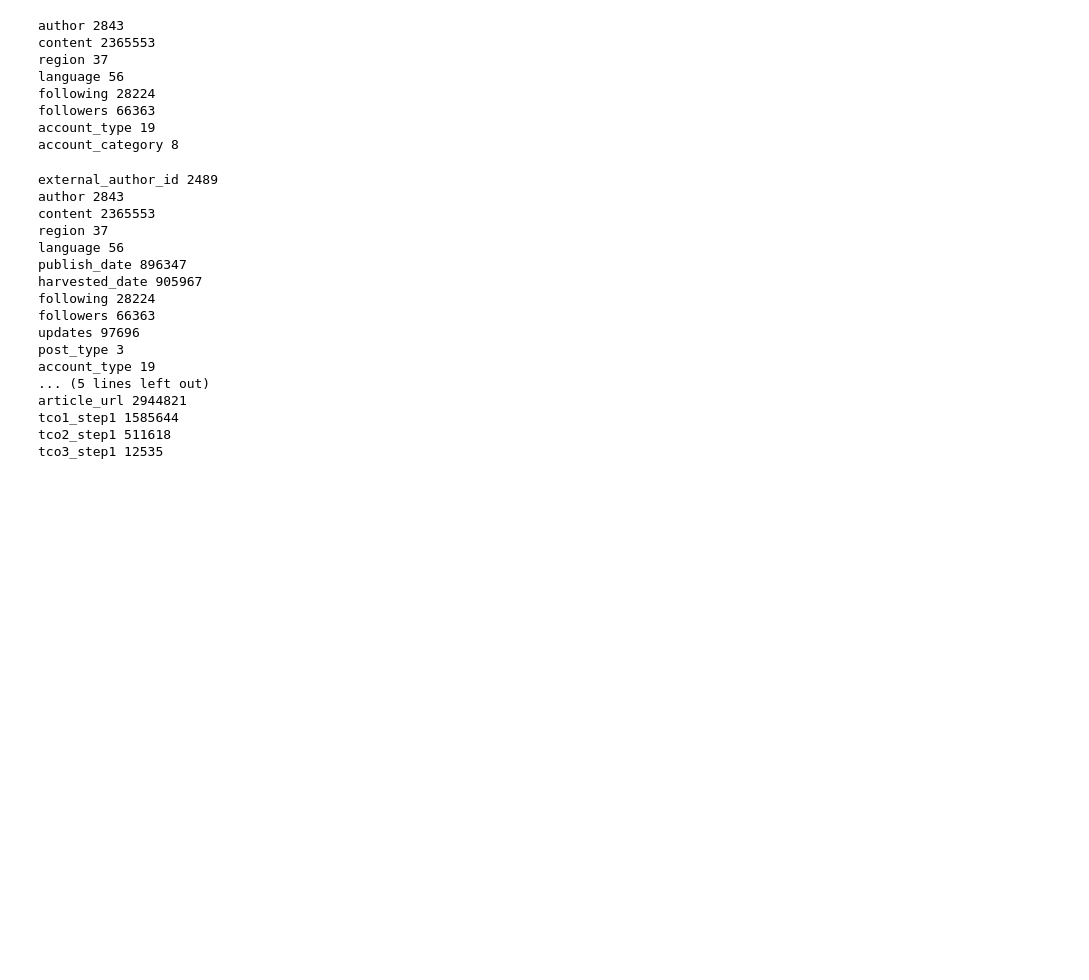
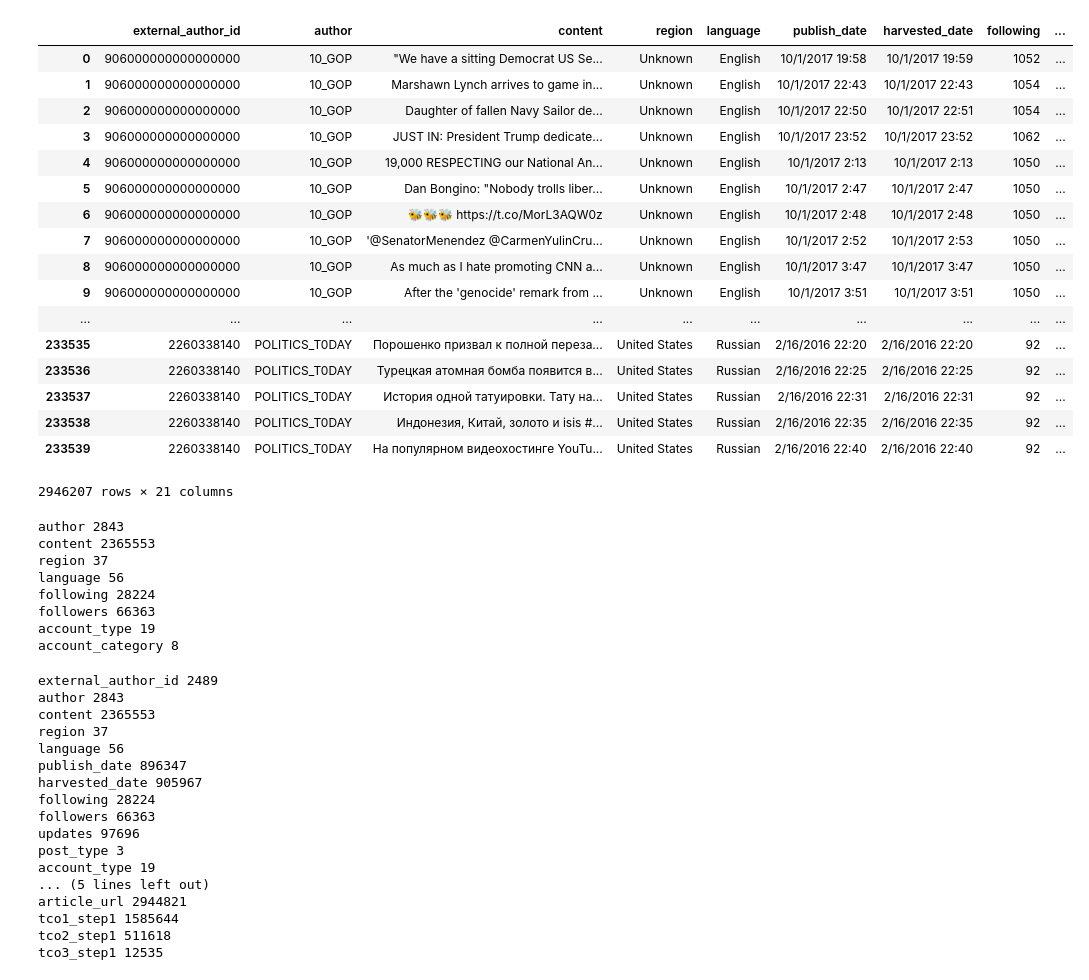
Before and after one commit to roop-pal/russian-troll-tweets-visualization, a Jupyter notebook: data/russian-troll-tweets-master/EDA.ipynb, the cells around one changed output. Drawn from its saved outputs; the diff is of its cells as text; code cells hidden in the pictures; blank space fills up the shorter version.

```diff
--- a/data/russian-troll-tweets-master/EDA.ipynb
+++ b/data/russian-troll-tweets-master/EDA.ipynb
@@ -19,3 +106,24 @@ frame = pd.concat(list_)
+# %%
+frame
+# %% [output]
+|  | external_author_id | author | content | region | language | publish_date | harvested_date | following | ... |
+| 0 | 906000000000000000 | 10_GOP | "We have a sitting Democrat US Se... | Unknown | English | 10/1/2017 19:58 | 10/1/2017 19:59 | 1052 | ... |
+| 1 | 906000000000000000 | 10_GOP | Marshawn Lynch arrives to game in... | Unknown | English | 10/1/2017 22:43 | 10/1/2017 22:43 | 1054 | ... |
+| 2 | 906000000000000000 | 10_GOP | Daughter of fallen Navy Sailor de... | Unknown | English | 10/1/2017 22:50 | 10/1/2017 22:51 | 1054 | ... |
+| 3 | 906000000000000000 | 10_GOP | JUST IN: President Trump dedicate... | Unknown | English | 10/1/2017 23:52 | 10/1/2017 23:52 | 1062 | ... |
+| 4 | 906000000000000000 | 10_GOP | 19,000 RESPECTING our National An... | Unknown | English | 10/1/2017 2:13 | 10/1/2017 2:13 | 1050 | ... |
+| 5 | 906000000000000000 | 10_GOP | Dan Bongino: "Nobody trolls liber... | Unknown | English | 10/1/2017 2:47 | 10/1/2017 2:47 | 1050 | ... |
+| 6 | 906000000000000000 | 10_GOP | 🐝🐝🐝 https://t.co/MorL3AQW0z | Unknown | English | 10/1/2017 2:48 | 10/1/2017 2:48 | 1050 | ... |
+| 7 | 906000000000000000 | 10_GOP | '@SenatorMenendez @CarmenYulinCru... | Unknown | English | 10/1/2017 2:52 | 10/1/2017 2:53 | 1050 | ... |
+| 8 | 906000000000000000 | 10_GOP | As much as I hate promoting CNN a... | Unknown | English | 10/1/2017 3:47 | 10/1/2017 3:47 | 1050 | ... |
+| 9 | 906000000000000000 | 10_GOP | After the 'genocide' remark from ... | Unknown | English | 10/1/2017 3:51 | 10/1/2017 3:51 | 1050 | ... |
+| ... | ... | ... | ... | ... | ... | ... | ... | ... | ... |
+| 233535 | 2260338140 | POLITICS_T0DAY | Порошенко призвал к полной переза... | United States | Russian | 2/16/2016 22:20 | 2/16/2016 22:20 | 92 | ... |
+| 233536 | 2260338140 | POLITICS_T0DAY | Турецкая атомная бомба появится в... | United States | Russian | 2/16/2016 22:25 | 2/16/2016 22:25 | 92 | ... |
+| 233537 | 2260338140 | POLITICS_T0DAY | История одной татуировки. Тату на... | United States | Russian | 2/16/2016 22:31 | 2/16/2016 22:31 | 92 | ... |
+| 233538 | 2260338140 | POLITICS_T0DAY | Индонезия, Китай, золото и isis #... | United States | Russian | 2/16/2016 22:35 | 2/16/2016 22:35 | 92 | ... |
+| 233539 | 2260338140 | POLITICS_T0DAY | На популярном видеохостинге YouTu... | United States | Russian | 2/16/2016 22:40 | 2/16/2016 22:40 | 92 | ... |
+2946207 rows × 21 columns
 # %%
 interesting = ['author','content','region','language','following','followers','account_type','account_category']
 for c in interesting:
```
Also changed, not shown: parts of 22 cells of this notebook, 2 other files.
